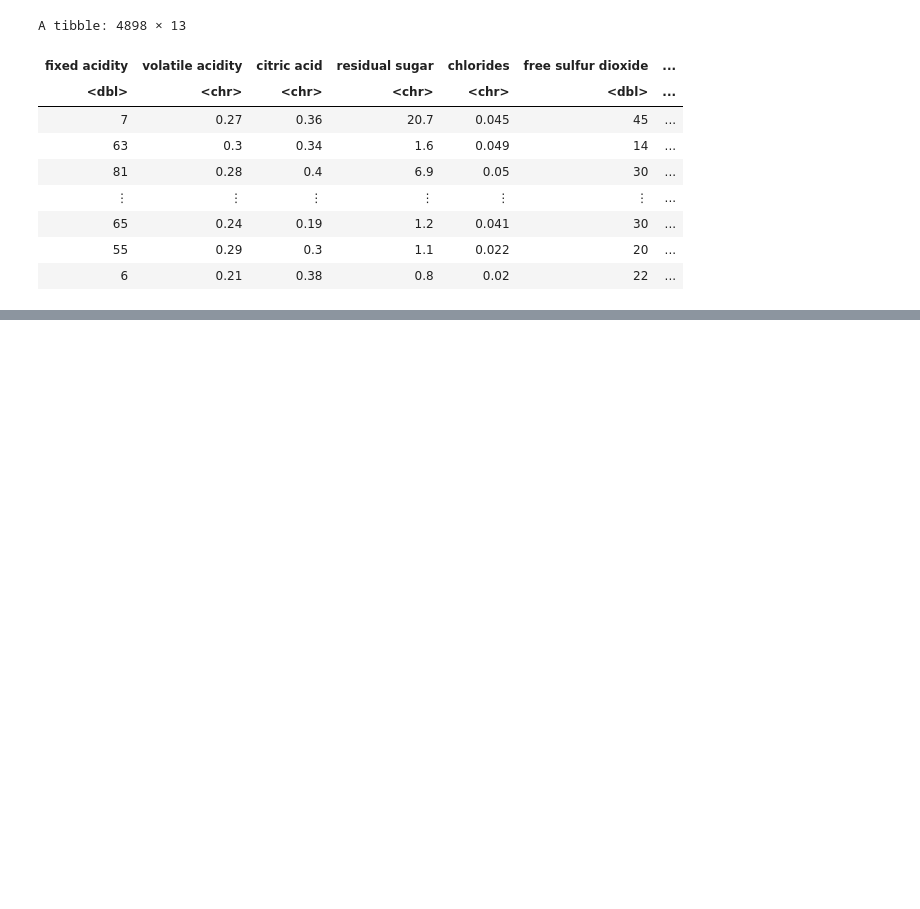
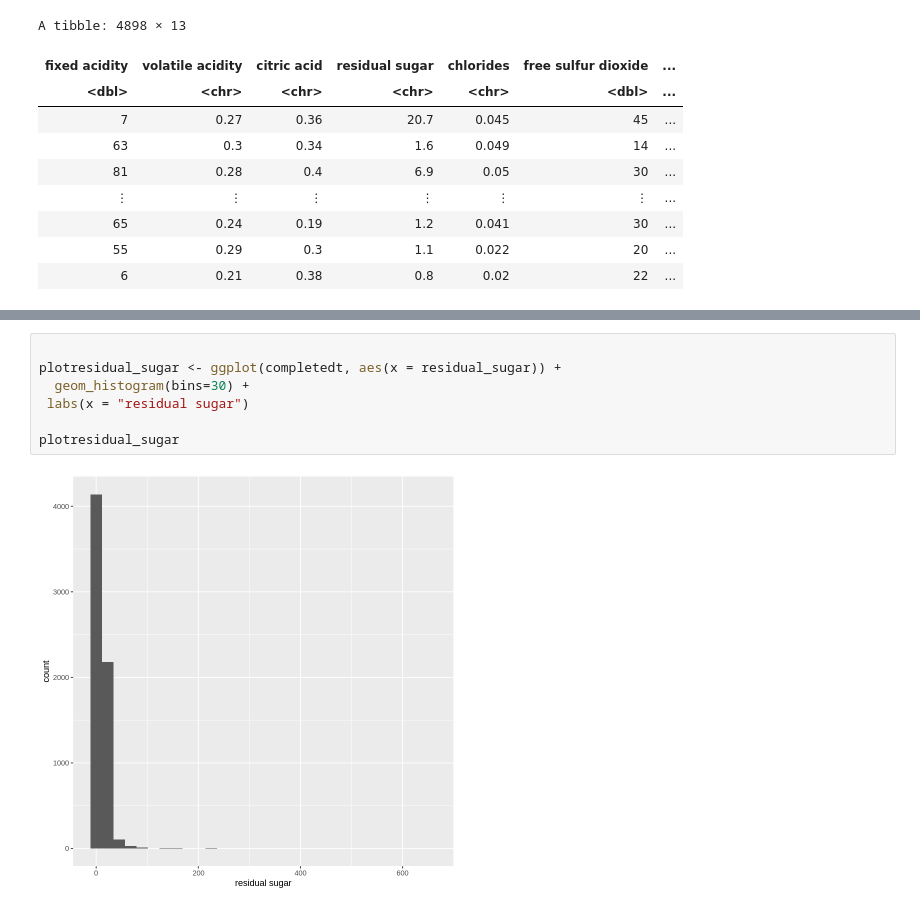
Before and after one commit to Hg422/DSCI100_GroupProject_2022, a Jupyter notebook: Project Proposal Final.ipynb, the cells around one changed output, grey strips where cells are left out. Cells and saved outputs as stored; diff of their text form; blank space fills up the shorter version.

```diff
--- a/Project Proposal Final.ipynb
+++ b/Project Proposal Final.ipynb
@@ -151,0 +194,9 @@ A tibble: 9796 × 13
+# %%
+
+plotresidual_sugar <- ggplot(completedt, aes(x = residual_sugar)) +
+  geom_histogram(bins=30) +
+ labs(x = "residual sugar")
+
+plotresidual_sugar
+# %% [output]
+[figure, added]
```
Also changed, not shown: parts of 16 cells of this notebook.
